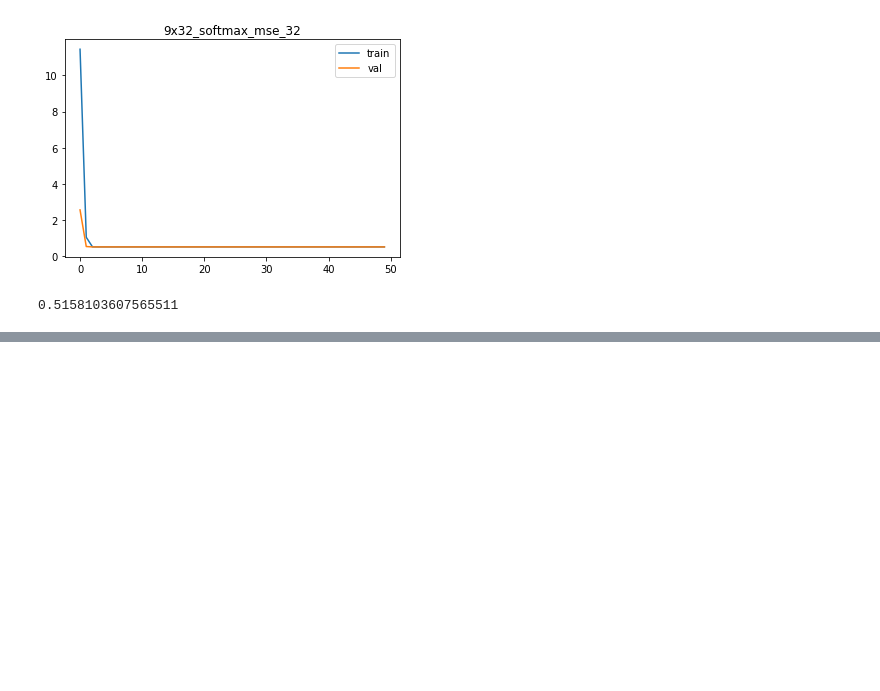
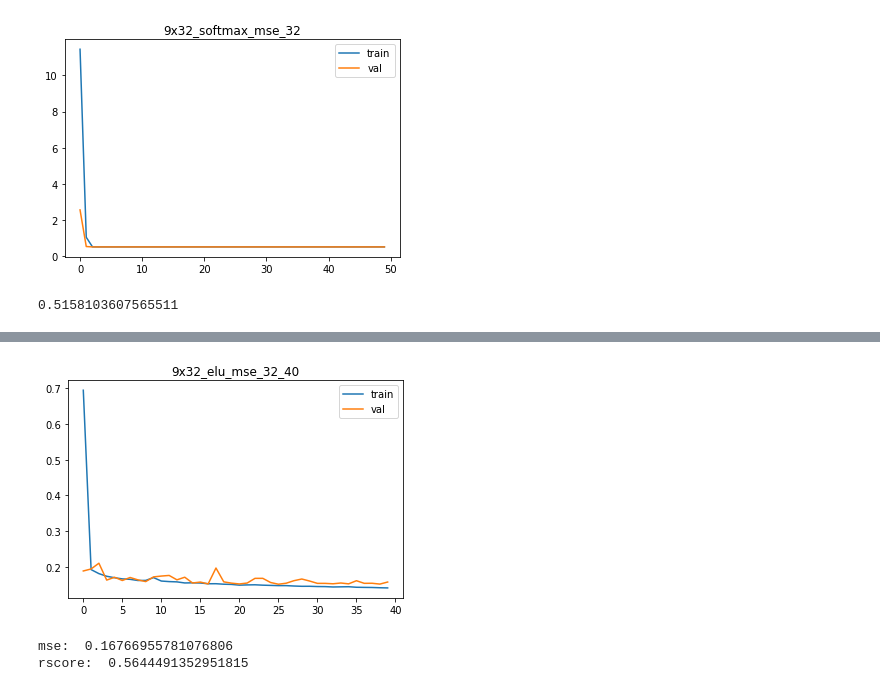
Before and after one commit to varun196/Airbnb_price_prediction, a Jupyter notebook: NN/nn.ipynb, the cells around one changed output, grey strips where cells are left out. Cells and saved outputs as stored; diff of their text form; code cells hidden in the pictures; blank space fills up the shorter version.

```diff
--- a/NN/nn.ipynb
+++ b/NN/nn.ipynb
@@ -120,0 +148,13 @@ print(get_mse(NN_model, X_test, y_test))
+# %%
+# Also trying with exponential linear units (elu) activation function
+
+NN_model, hist, name = build_NN(X_train, y_train, 32, 8, 'elu', 32, 'mse', 40) # width, depth, activation_fn, batch, loss_fn
+show_plot(hist, name)
+print("mse: ", get_mse(NN_model, X_test, y_test))
+preds = NN_model.predict(X_test)
+# Print r score
+print("rscore: ",metrics.r2_score(preds,y_test))
+# %% [output]
+[figure, added]
+mse:  0.16766955781076806
+rscore:  0.5644491352951815
```
Also changed, not shown: parts of 3 cells of this notebook, 8 other files.
